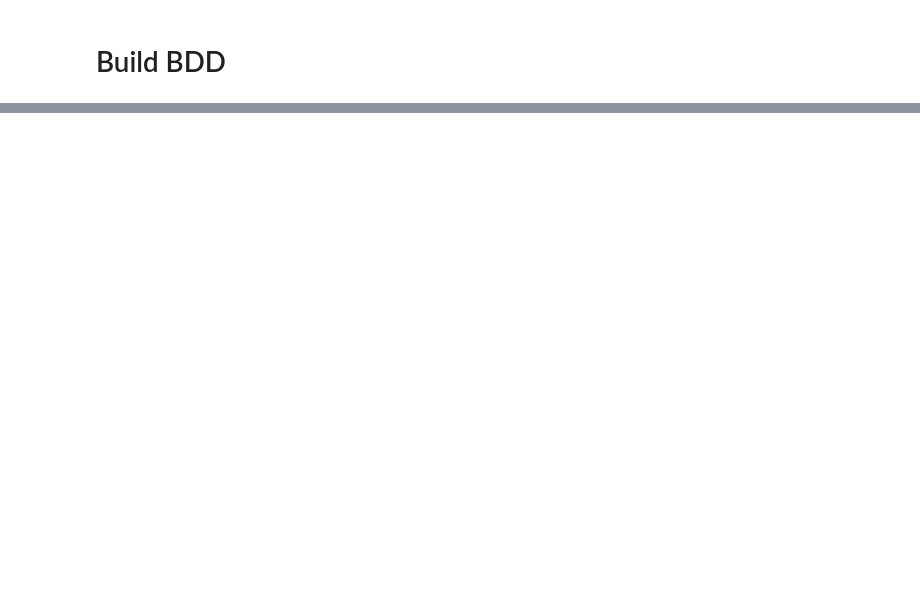
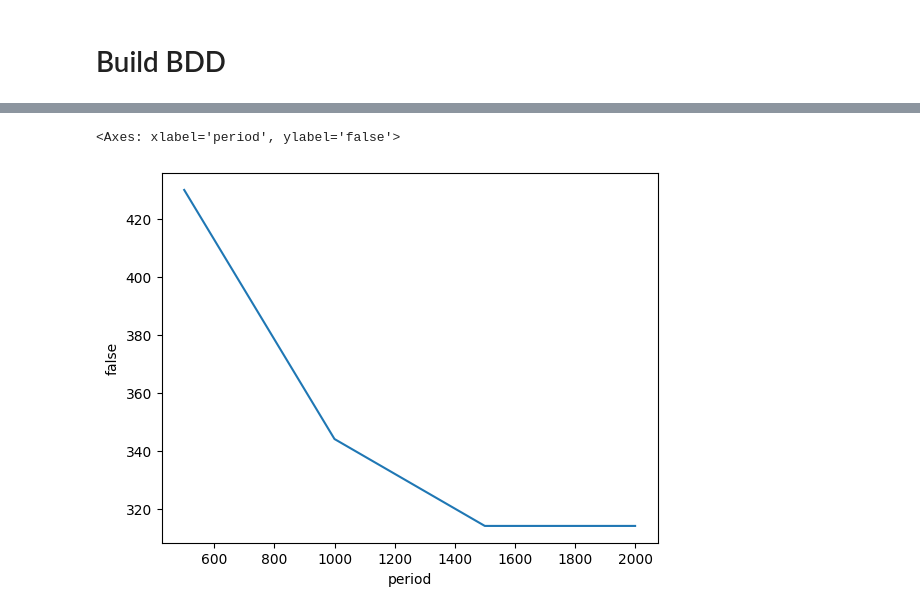
Before and after one commit to ahmadhatahet/runtime-monitoring, a Jupyter notebook: experiments/batches-bdd.ipynb, the cells around one changed output, grey strips where cells are left out. Cells and saved outputs as stored; diff of their text form; code cells hidden in the pictures; blank space fills up the shorter version.

```diff
--- a/experiments/batches-bdd.ipynb
+++ b/experiments/batches-bdd.ipynb
@@ -188,0 +204,5 @@ test_scores.loc[ test_scores['y'] == 'all' ]
+# %%
+sns.lineplot(data=test_scores.loc[ test_scores['y'] == 'all' ], x='period', y='false')
+# %% [output]
+<Axes: xlabel='period', ylabel='false'>
+[figure, added]
```
Also changed, not shown: parts of 12 cells of this notebook.
